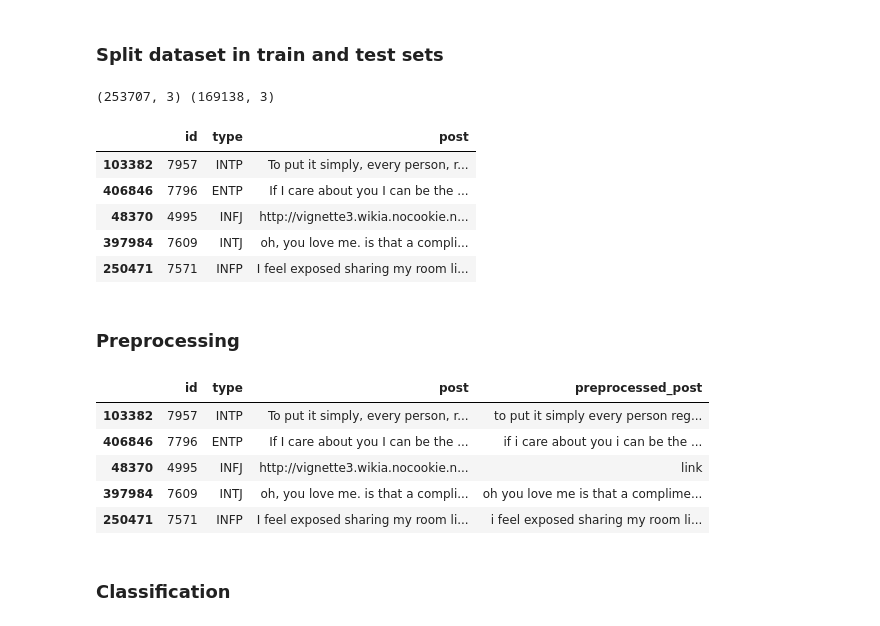
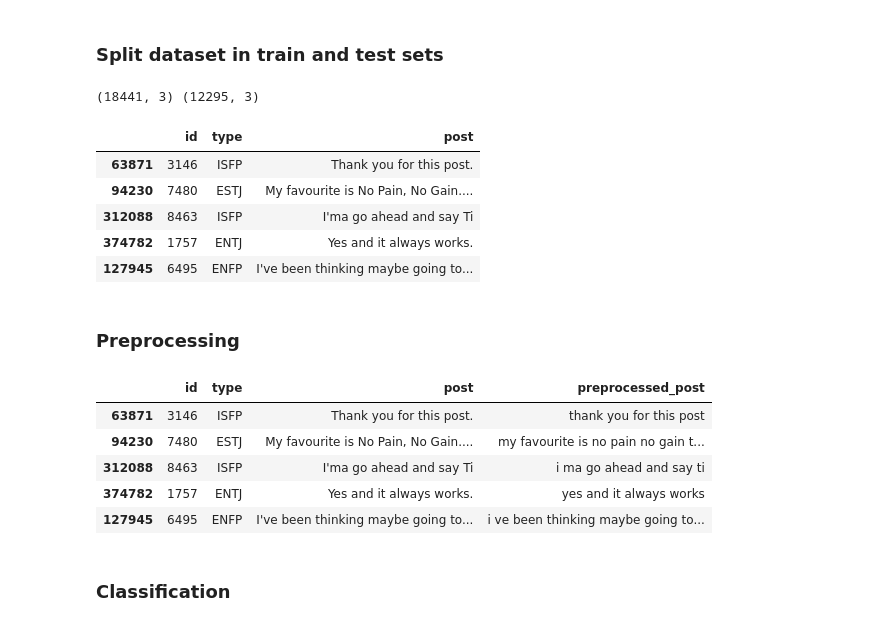
Before and after one commit to literate-waffle/mbti, a Jupyter notebook: mbti.ipynb, the cells around one changed output. Drawn from its saved outputs; the diff is of its cells as text; code cells hidden in the pictures.

```diff
--- a/mbti.ipynb
+++ b/mbti.ipynb
@@ -181,0 +186,5 @@ Labels : ['INFJ' 'ENTP' 'INTP' 'INTJ' 'ENTJ' 'ENFJ' 'INFP' 'ENFP' 'ISFP' 'ISTP'
+# %%
+from resampling import upsample_minority, downsample_majority
+
+data_upsampled = upsample_minority(data_parsed)
+data_downsampled = downsample_majority(data_parsed)
@@ -182,19 +209,26 @@ Labels : ['INFJ' 'ENTP' 'INTP' 'INTJ' 'ENTJ' 'ENFJ' 'INFP' 'ENFP' 'ISFP' 'ISTP'
+# %%
+""" Choose dataset to test on """
+
+# dataset = data
+# dataset = data_parsed
+# dataset = data_upsampled
+dataset = data_downsampled
 # %% [markdown]
 ### Split dataset in train and test sets
 # %%
 from sklearn.model_selection import train_test_split
 
-train, test = train_test_split(data_parsed, test_size=0.4, random_state=0)
+train, test = train_test_split(dataset, test_size=0.4, random_state=0)
 print(train.shape, test.shape)
 train.head()
 # %% [output]
-(253707, 3) (169138, 3)
+(18441, 3) (12295, 3)
 |  | id | type | post |
-| 103382 | 7957 | INTP | To put it simply, every person, r... |
-| 406846 | 7796 | ENTP | If I care about you I can be the ... |
-| 48370 | 4995 | INFJ | http://vignette3.wikia.nocookie.n... |
-| 397984 | 7609 | INTJ | oh, you love me. is that a compli... |
-| 250471 | 7571 | INFP | I feel exposed sharing my room li... |
+| 63871 | 3146 | ISFP | Thank you for this post. |
+| 94230 | 7480 | ESTJ | My favourite is No Pain, No Gain.... |
+| 312088 | 8463 | ISFP | I'ma go ahead and say Ti |
+| 374782 | 1757 | ENTJ | Yes and it always works. |
+| 127945 | 6495 | ENFP | I've been thinking maybe going to... |
 # %% [markdown]
 ### Preprocessing
 # %%
@@ -205,11 +239,11 @@ train['preprocessed_post'] = train['post'].apply(format_text)
 train.head()
 # %% [output]
 |  | id | type | post | preprocessed_post |
-| 103382 | 7957 | INTP | To put it simply, every person, r... | to put it simply every person reg... |
-| 406846 | 7796 | ENTP | If I care about you I can be the ... | if i care about you i can be the ... |
-| 48370 | 4995 | INFJ | http://vignette3.wikia.nocookie.n... | link |
-| 397984 | 7609 | INTJ | oh, you love me. is that a compli... | oh you love me is that a complime... |
-| 250471 | 7571 | INFP | I feel exposed sharing my room li... | i feel exposed sharing my room li... |
+| 63871 | 3146 | ISFP | Thank you for this post. | thank you for this post |
+| 94230 | 7480 | ESTJ | My favourite is No Pain, No Gain.... | my favourite is no pain no gain t... |
+| 312088 | 8463 | ISFP | I'ma go ahead and say Ti | i ma go ahead and say ti |
+| 374782 | 1757 | ENTJ | Yes and it always works. | yes and it always works |
+| 127945 | 6495 | ENFP | I've been thinking maybe going to... | i ve been thinking maybe going to... |
 # %% [markdown]
 ### Classification
 # %% [markdown]
```
Also changed, not shown: parts of 6 cells of this notebook, 2 other files.
